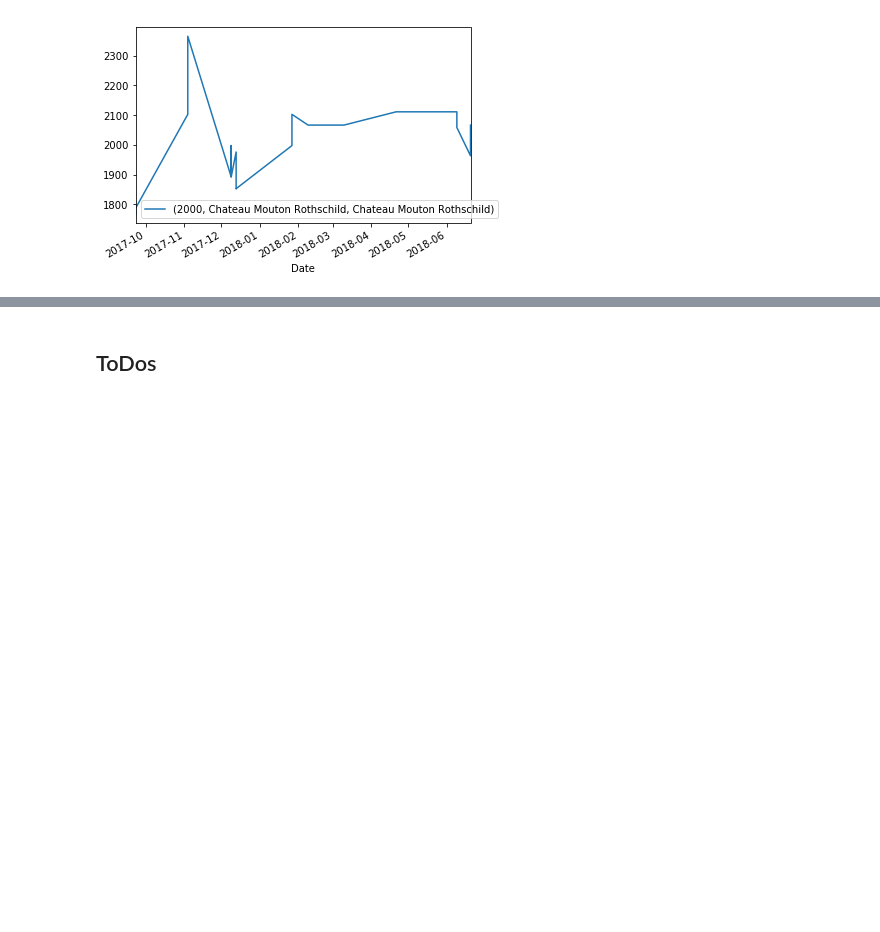
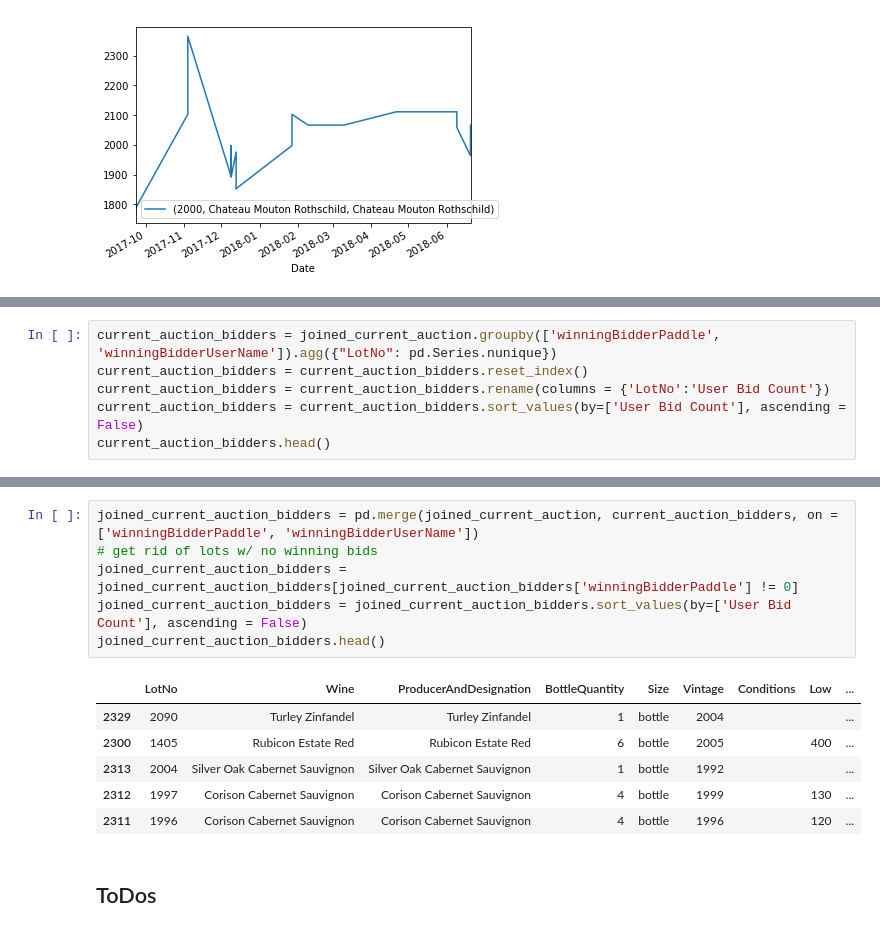
Before and after one commit to chenerick/wine_auction, a Jupyter notebook: Acker_Merrall_Condit_Exploration.ipynb, the cells around one changed output, grey strips where cells are left out. Saved outputs shown, nothing was run; the diff lists cells and outputs as text; blank space fills up the shorter version.

```diff
--- a/Acker_Merrall_Condit_Exploration.ipynb
+++ b/Acker_Merrall_Condit_Exploration.ipynb
@@ -249,0 +338,6 @@ for unique_bottle_key, single_bottle_timeseries in high_count_bottles_in_scope.g
+# %%
+current_auction_bidders = joined_current_auction.groupby(['winningBidderPaddle', 'winningBidderUserName']).agg({"LotNo": pd.Series.nunique})
+current_auction_bidders = current_auction_bidders.reset_index()
+current_auction_bidders = current_auction_bidders.rename(columns = {'LotNo':'User Bid Count'})
+current_auction_bidders = current_auction_bidders.sort_values(by=['User Bid Count'], ascending = False)
+current_auction_bidders.head()
@@ -250,3 +351,16 @@ for unique_bottle_key, single_bottle_timeseries in high_count_bottles_in_scope.g
+# %%
+joined_current_auction_bidders = pd.merge(joined_current_auction, current_auction_bidders, on = ['winningBidderPaddle', 'winningBidderUserName'])
+# get rid of lots w/ no winning bids
+joined_current_auction_bidders = joined_current_auction_bidders[joined_current_auction_bidders['winningBidderPaddle'] != 0]
+joined_current_auction_bidders = joined_current_auction_bidders.sort_values(by=['User Bid Count'], ascending = False)
+joined_current_auction_bidders.head()
+# %% [output]
+|  | LotNo | Wine | ProducerAndDesignation | BottleQuantity | Size | Vintage | Conditions | Low | ... |
+| 2329 | 2090 | Turley Zinfandel | Turley Zinfandel | 1 | bottle | 2004 |  |  | ... |
+| 2300 | 1405 | Rubicon Estate Red | Rubicon Estate Red | 6 | bottle | 2005 |  | 400 | ... |
+| 2313 | 2004 | Silver Oak Cabernet Sauvignon | Silver Oak Cabernet Sauvignon | 1 | bottle | 1992 |  |  | ... |
+| 2312 | 1997 | Corison Cabernet Sauvignon | Corison Cabernet Sauvignon | 4 | bottle | 1999 |  | 130 | ... |
+| 2311 | 1996 | Corison Cabernet Sauvignon | Corison Cabernet Sauvignon | 4 | bottle | 1996 |  | 120 | ... |
 # %% [markdown]
 ## ToDos
 # %%
```
Also changed, not shown: parts of 13 cells of this notebook, 3 other files.
